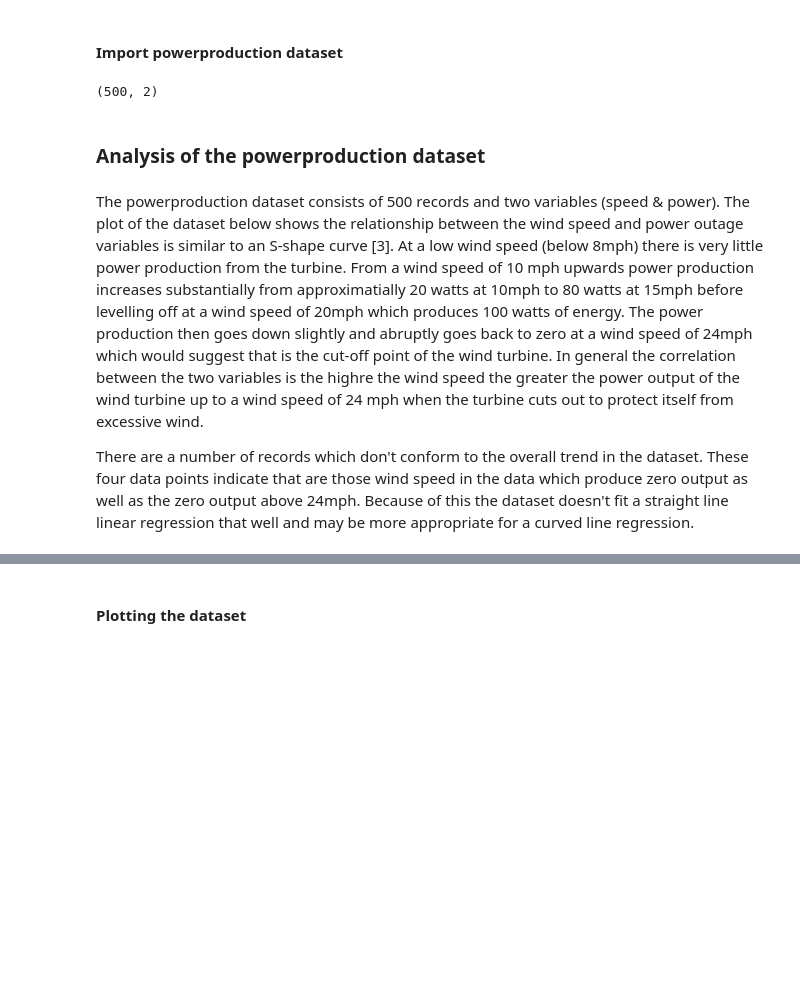
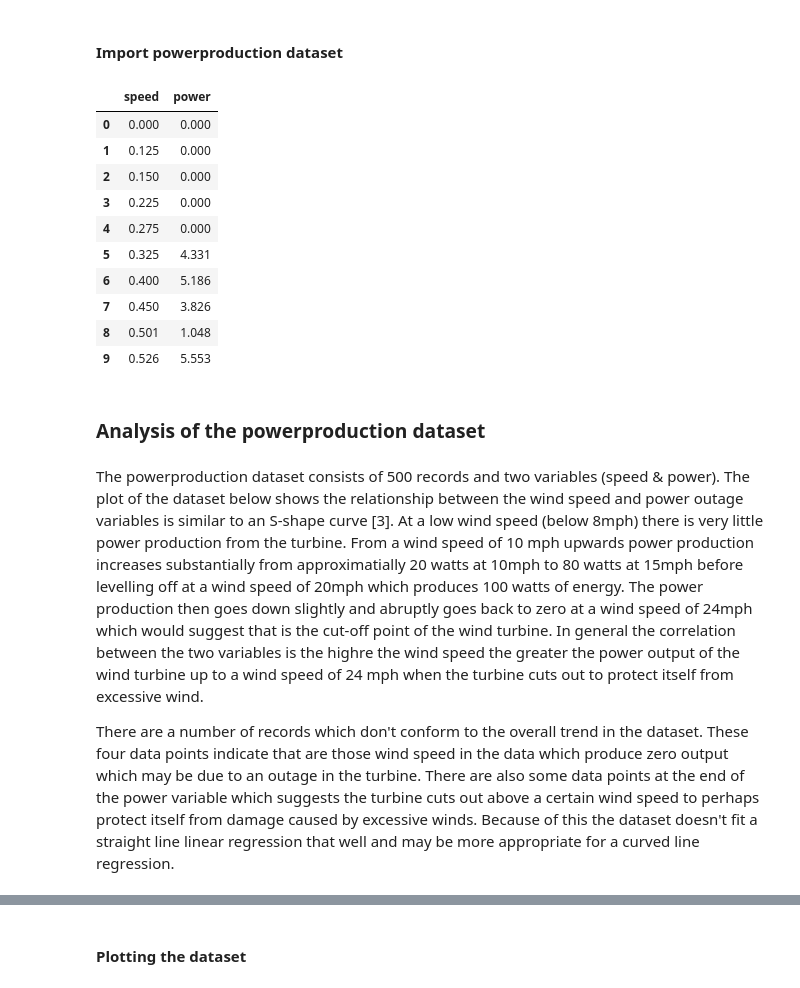
Before and after one commit to nmanley73/Project-Fundamentals, a Jupyter notebook: Project-Fundamentals.ipynb, the cells around one changed output, grey strips where cells are left out. Drawn from its saved outputs; the diff is of its cells as text; code cells hidden in the pictures; blank space fills up the shorter version.

```diff
--- a/Project-Fundamentals.ipynb
+++ b/Project-Fundamentals.ipynb
@@ -21,18 +21,27 @@ Wind turbines have to compete with other sources of energy. Characteristics such
 # %%
 # import libraries
 import pandas as pd
 import matplotlib.pyplot as plt
 
 # import dataset from githib repository
 df = pd.read_csv("powerproduction.txt")
 # show first 10 records of the dataset
 df.head(10)
-df.shape
 # %% [output]
-(500, 2)
+|  | speed | power |
+| 0 | 0.000 | 0.000 |
+| 1 | 0.125 | 0.000 |
+| 2 | 0.150 | 0.000 |
+| 3 | 0.225 | 0.000 |
+| 4 | 0.275 | 0.000 |
+| 5 | 0.325 | 4.331 |
+| 6 | 0.400 | 5.186 |
+| 7 | 0.450 | 3.826 |
+| 8 | 0.501 | 1.048 |
+| 9 | 0.526 | 5.553 |
 # %% [markdown]
 ### Analysis of the powerproduction dataset
 # %% [markdown]
 The powerproduction dataset consists of 500 records and two variables (speed & power). The plot of the dataset below shows the relationship between the wind speed and power outage variables is similar to an S-shape curve [3]. At a low wind speed (below 8mph) there is very little power production from the turbine. From a wind speed of 10 mph upwards power production increases substantially from approximatially 20 watts at 10mph to 80 watts at 15mph before levelling off at a wind speed of 20mph which produces 100 watts of energy. The power production then goes down slightly and abruptly goes back to zero at a wind speed of 24mph which would suggest that is the cut-off point of the wind turbine. In general the correlation between the two variables is the highre the wind speed the greater the power output of the wind turbine up to a wind speed of 24 mph when the turbine cuts out to protect itself from excessive wind.
 
-There are a number of records which don't conform to the overall trend in the dataset. These four data points indicate that are those wind speed in the data which produce zero output as well as the zero output above 24mph. Because of this the dataset doesn't fit a straight line linear regression that well and may be more appropriate for a curved line regression.
+There are a number of records which don't conform to the overall trend in the dataset. These four data points indicate that are those wind speed in the data which produce zero output which may be due to an outage in the turbine. There are also some data points at the end of the power variable which suggests the turbine cuts out above a certain wind speed to perhaps protect itself from damage caused by excessive winds. Because of this the dataset doesn't fit a straight line linear regression that well and may be more appropriate for a curved line regression.
```
Also changed, not shown: parts of 8 cells of this notebook, 1 other file.
